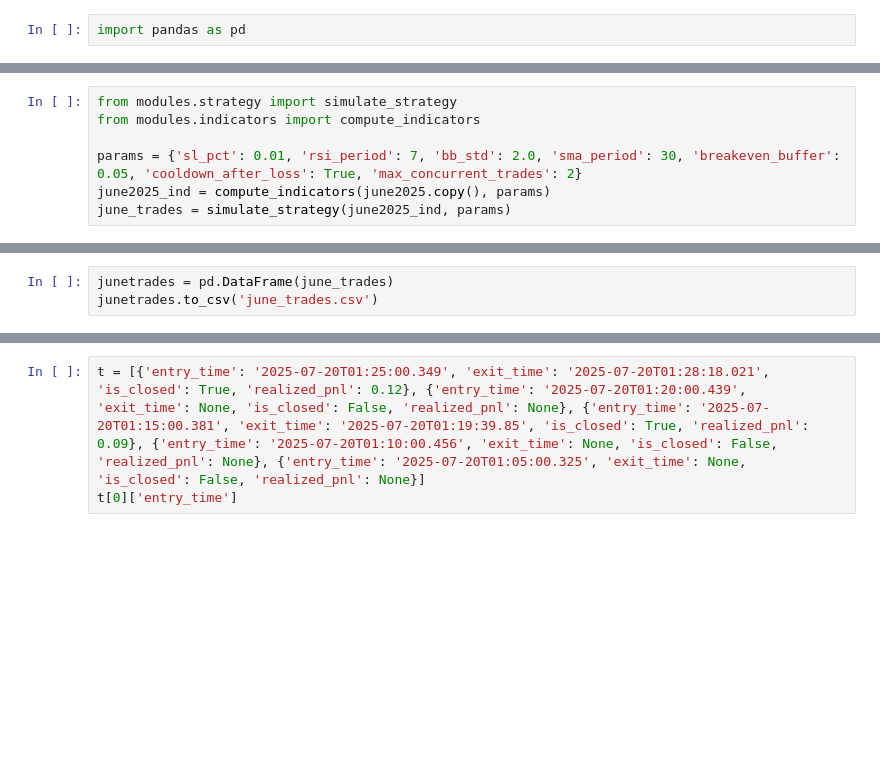
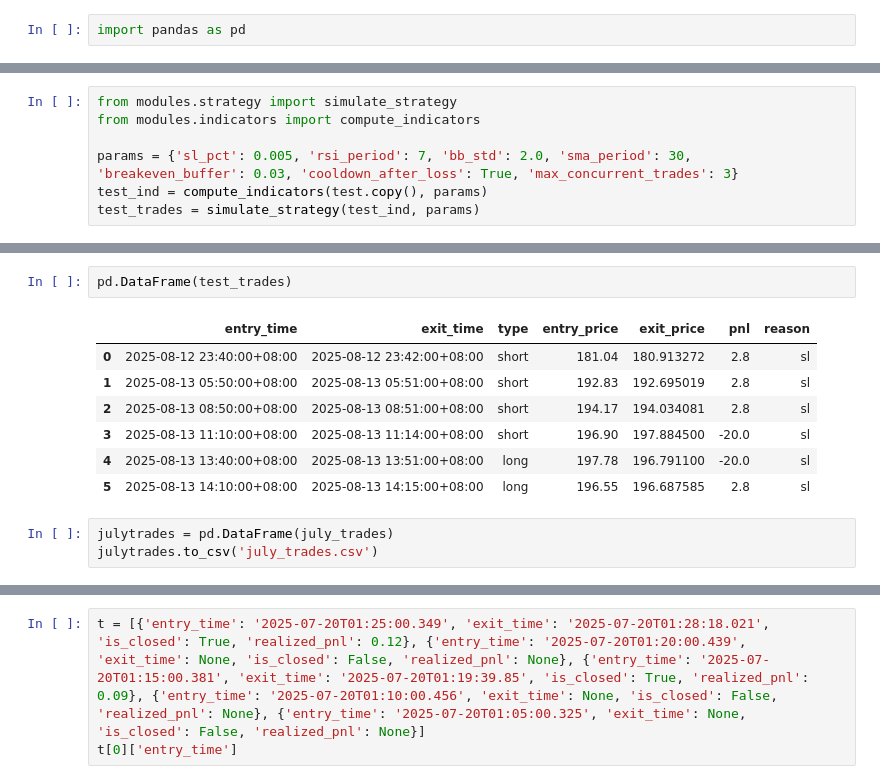
Before and after one commit to Ignatiusgoh/backtester, a Jupyter notebook: test.ipynb, the cells around one changed output, grey strips where cells are left out. Drawn from its saved outputs; the diff is of its cells as text; blank space fills up the shorter version.

```diff
--- a/test.ipynb
+++ b/test.ipynb
@@ -32,6 +32,6 @@ june2025.head()
 from modules.strategy import simulate_strategy
 from modules.indicators import compute_indicators
 
-params = {'sl_pct': 0.01, 'rsi_period': 7, 'bb_std': 2.0, 'sma_period': 30, 'breakeven_buffer': 0.05, 'cooldown_after_loss': True, 'max_concurrent_trades': 2}
-june2025_ind = compute_indicators(june2025.copy(), params)
-june_trades = simulate_strategy(june2025_ind, params)
+params = {'sl_pct': 0.005, 'rsi_period': 7, 'bb_std': 2.0, 'sma_period': 30, 'breakeven_buffer': 0.03, 'cooldown_after_loss': True, 'max_concurrent_trades': 3}
+test_ind = compute_indicators(test.copy(), params)
+test_trades = simulate_strategy(test_ind, params)
@@ -38,4 +56,14 @@ june_trades = simulate_strategy(june2025_ind, params)
+# %%
+pd.DataFrame(test_trades)
+# %% [output]
+|  | entry_time | exit_time | type | entry_price | exit_price | pnl | reason |
+| 0 | 2025-08-12 23:40:00+08:00 | 2025-08-12 23:42:00+08:00 | short | 181.04 | 180.913272 | 2.8 | sl |
+| 1 | 2025-08-13 05:50:00+08:00 | 2025-08-13 05:51:00+08:00 | short | 192.83 | 192.695019 | 2.8 | sl |
+| 2 | 2025-08-13 08:50:00+08:00 | 2025-08-13 08:51:00+08:00 | short | 194.17 | 194.034081 | 2.8 | sl |
+| 3 | 2025-08-13 11:10:00+08:00 | 2025-08-13 11:14:00+08:00 | short | 196.90 | 197.884500 | -20.0 | sl |
+| 4 | 2025-08-13 13:40:00+08:00 | 2025-08-13 13:51:00+08:00 | long | 197.78 | 196.791100 | -20.0 | sl |
+| 5 | 2025-08-13 14:10:00+08:00 | 2025-08-13 14:15:00+08:00 | long | 196.55 | 196.687585 | 2.8 | sl |
 # %%
-junetrades = pd.DataFrame(june_trades)
-junetrades.to_csv('june_trades.csv')
+julytrades = pd.DataFrame(july_trades)
+julytrades.to_csv('july_trades.csv')
 # %%
```
Also changed, not shown: parts of 5 cells of this notebook, 7 other files.
